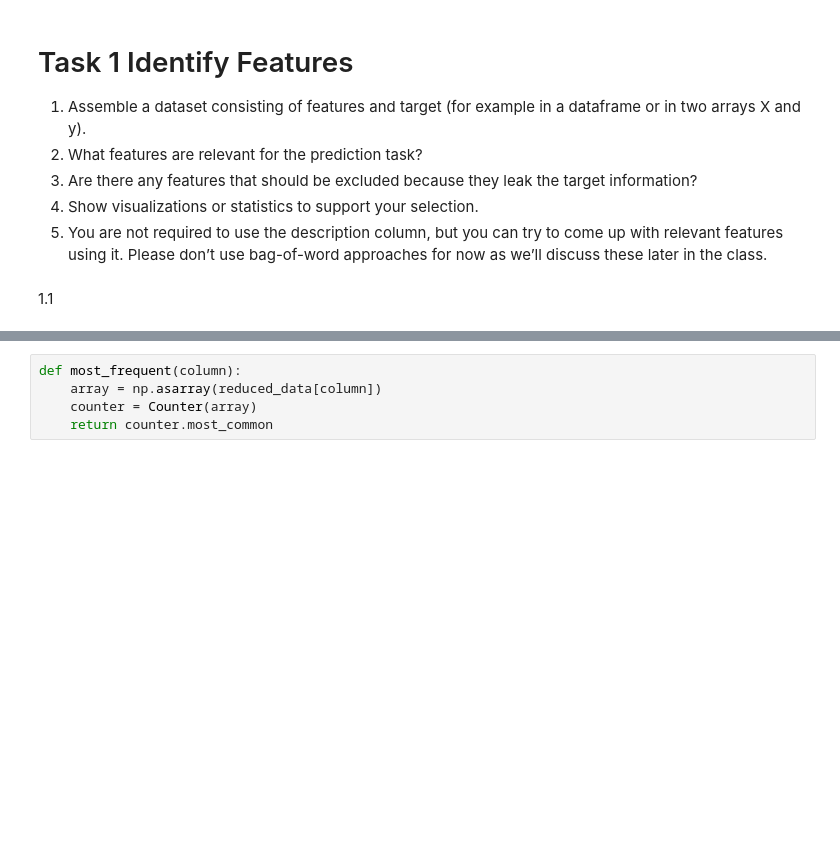
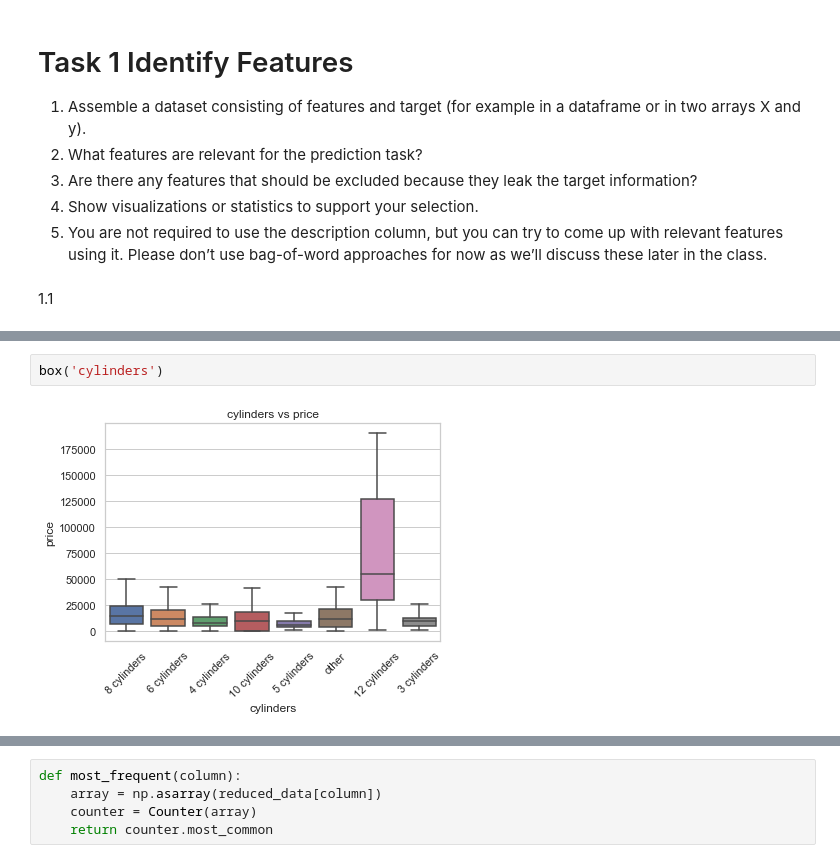
Before and after one commit to lauren-e-friend/aml_2020, a Jupyter notebook: friend_homework3.ipynb, the cells around one changed output, grey strips where cells are left out. Saved outputs shown, nothing was run; the diff lists cells and outputs as text; blank space fills up the shorter version.

```diff
--- a/friend_homework3.ipynb
+++ b/friend_homework3.ipynb
@@ -91,0 +165,4 @@ for column in reduced_data.columns:
+# %%
+box('cylinders')
+# %% [output]
+[figure, added]
```
Also changed, not shown: parts of 56 cells of this notebook.
